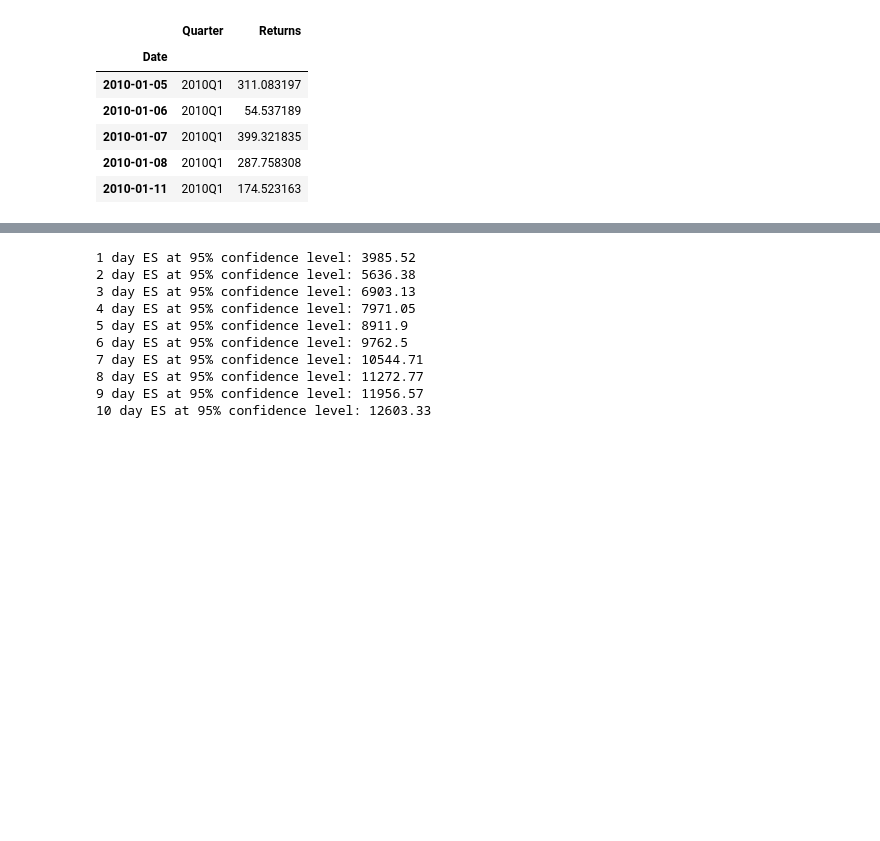
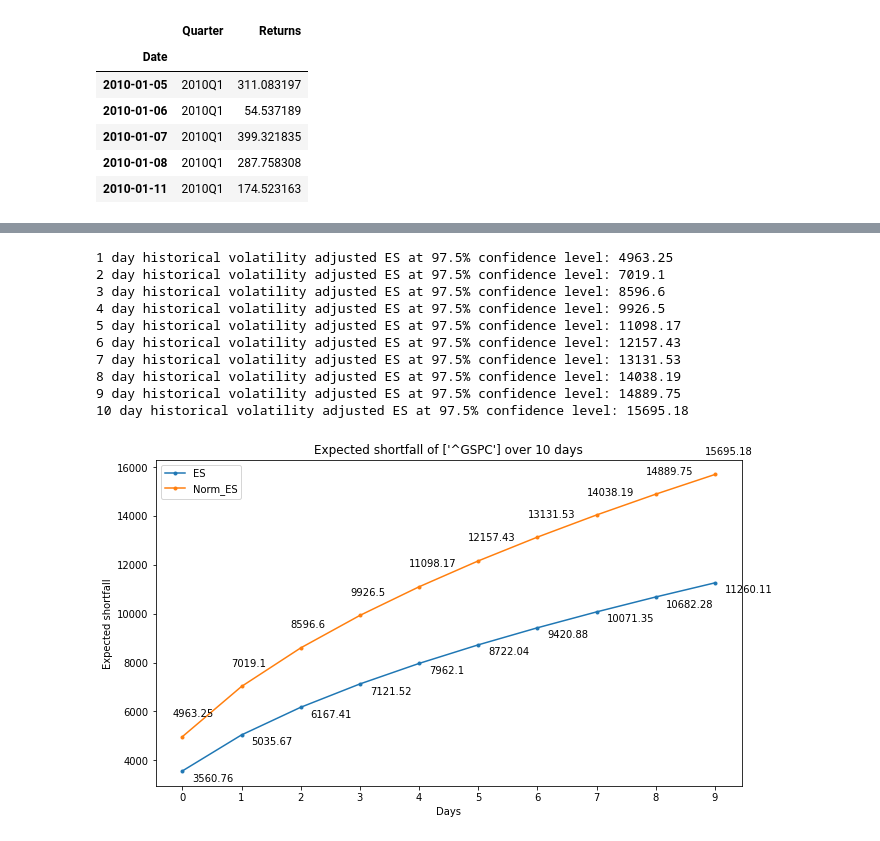
Before and after one commit to zvernx/FRM, a Jupyter notebook: Expected Shortfall.ipynb, the cells around one changed output, grey strips where cells are left out. Saved outputs shown, nothing was run; the diff lists cells and outputs as text; code cells hidden in the pictures; blank space fills up the shorter version.

Commit message:
Update Expected Shortfall.ipynb
Adding historical volatility return adjustment approach, comparing with the standard approach.

```diff
--- a/Expected Shortfall.ipynb
+++ b/Expected Shortfall.ipynb
@@ -140,5 +140,7 @@ daily_returns.head(5)
 # %%
+standard_return = np.array(daily_returns['Returns'])
 norm_return = np.array(daily_returns['Normalised Return'])
+
 #list(norm_return)
 # %%
 def ES(c,x):
@@ -156,0 +163,8 @@ ES_daily
+# %%
+num_days = 10
+
+ES_nday = []
+
+for i in range(1, num_days+1):
+    ES_nday.append(np.round(ES_daily * np.sqrt(i),2))
+    print(str(i) + ' day ES at 97.5% confidence level: ' + str(ES_nday[i-1]))
@@ -157,19 +182,44 @@ ES_daily
 # %%
-num_days = 10
-
-ES_nday = []
+ES_norm_nday = []
 
 for i in range(1, num_days+1):
-    ES_nday.append(np.round(ES_daily * np.sqrt(i),2))
-    print(str(i) + ' day ES at 95% confidence level: ' + str(np.round(ES_daily * np.sqrt(i),2)))
+    ES_norm_nday.append(np.round(ES_norm_daily * np.sqrt(i),2))
+    print(str(i) + ' day historical volatility adjusted ES at 97.5% confidence level: ' + str(ES_norm_nday[i-1]))
 # %% [output]
-1 day ES at 95% confidence level: 3985.52
-2 day ES at 95% confidence level: 5636.38
-3 day ES at 95% confidence level: 6903.13
-4 day ES at 95% confidence level: 7971.05
-5 day ES at 95% confidence level: 8911.9
-6 day ES at 95% confidence level: 9762.5
-7 day ES at 95% confidence level: 10544.71
-8 day ES at 95% confidence level: 11272.77
-9 day ES at 95% confidence level: 11956.57
-10 day ES at 95% confidence level: 12603.33
+1 day historical volatility adjusted ES at 97.5% confidence level: 4963.25
+2 day historical volatility adjusted ES at 97.5% confidence level: 7019.1
+3 day historical volatility adjusted ES at 97.5% confidence level: 8596.6
+4 day historical volatility adjusted ES at 97.5% confidence level: 9926.5
+5 day historical volatility adjusted ES at 97.5% confidence level: 11098.17
+6 day historical volatility adjusted ES at 97.5% confidence level: 12157.43
+7 day historical volatility adjusted ES at 97.5% confidence level: 13131.53
+8 day historical volatility adjusted ES at 97.5% confidence level: 14038.19
+9 day historical volatility adjusted ES at 97.5% confidence level: 14889.75
+10 day historical volatility adjusted ES at 97.5% confidence level: 15695.18
+# %%
+fig, ax = plt.subplots()
+
+x = list(range(0,10))
+#x = np.linspace(1,10,10)
+
+
+ax.plot(ES_nday, marker='.', linestyle='-', label = 'ES')
+ax.plot(ES_norm_nday, marker='.', linestyle='-', label = 'Norm_ES')
+plt.title(f'Expected shortfall of {tickers} over 10 days')
+plt.xticks(x)
+
+ax.set_xlabel(f'Days')
+ax.set_ylabel(f'Expected shortfall')
+
+for a,b in zip(x, ES_nday):
+    ax.annotate(str(b),xy=(a,b), xytext=(10,-10), textcoords='offset points')
+
+for a,b in zip(x, ES_norm_nday):
+    ax.annotate(str(b),xy=(a,b), xytext=(-10,20), textcoords='offset points')
+
+
+
+ax.legend()
+fig.set_size_inches(10.5, 6)
+# %% [output]
+[figure, added]
```
Also changed, not shown: parts of 7 cells of this notebook.
